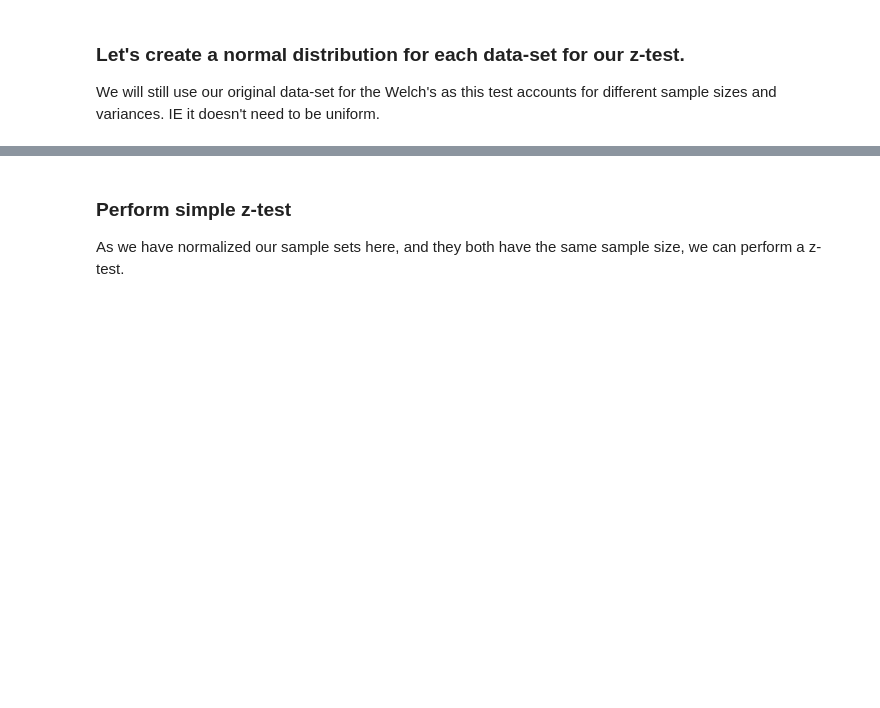
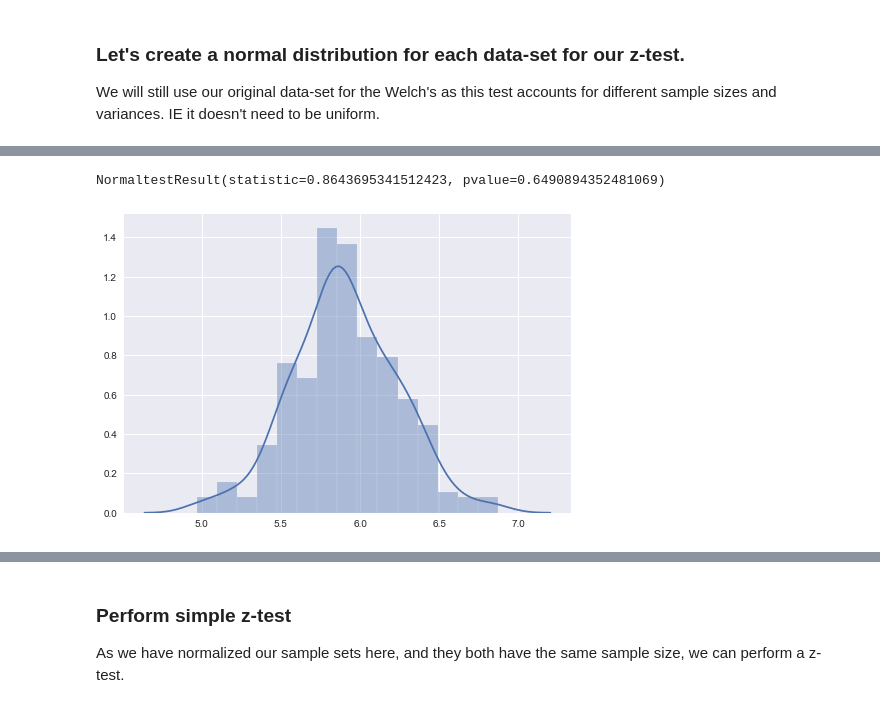
Before and after one commit to Greg-S-12/movies_project3, a Jupyter notebook: notebookdefinale.ipynb, the cells around one changed output, grey strips where cells are left out. Drawn from its saved outputs; the diff is of its cells as text; code cells hidden in the pictures; blank space fills up the shorter version.

```diff
--- a/notebookdefinale.ipynb
+++ b/notebookdefinale.ipynb
@@ -428,7 +428,10 @@ NormaltestResult(statistic=0.5938646459726928, pvalue=0.743094301063385)
 # %%
-rest_normal=ht.create_sample_distribution(df_rest.Rating,100,n=10)
+rest_normal=ht.create_sample_distribution(df_rest.Rating,300,n=10)
 sns.distplot(rest_normal)
 print(st.normaltest(rest_normal))
+# %% [output]
+NormaltestResult(statistic=0.8643695341512423, pvalue=0.6490894352481069)
+[figure, added]
 # %%
 a=sns.distplot(rest_normal,label="Population").set_title("Netflix Movies vs. Population").get_figure().savefig("Netflix_vs_Popluation.png")
 b=sns.distplot(netflix_normal,label="Netflix")
```
Also changed, not shown: parts of 6 cells of this notebook, 2 other files.
